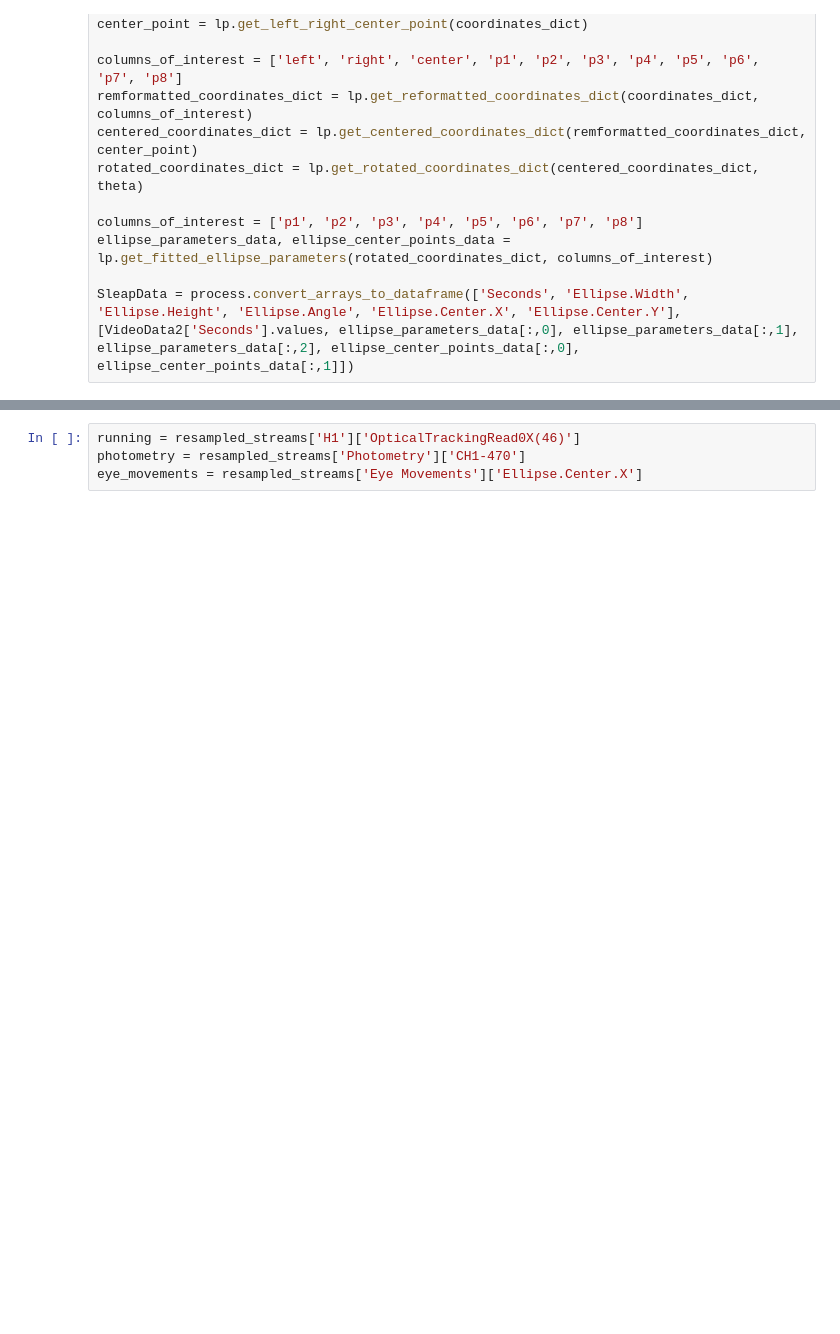
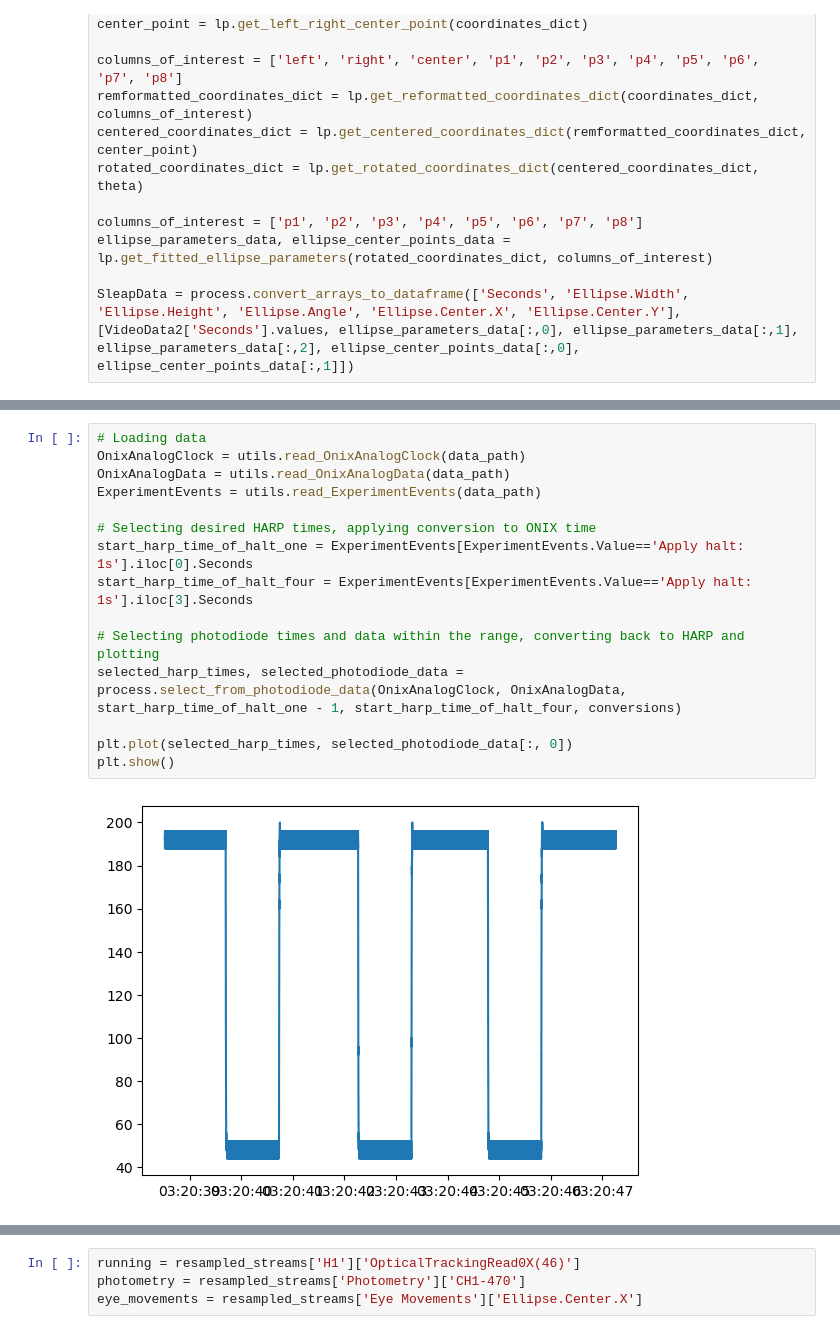
Before and after one commit to ikharitonov/vestibular_vr_pipeline, a Jupyter notebook: demo_pipeline.ipynb, the cells around one changed output, grey strips where cells are left out. Saved outputs shown, nothing was run; the diff lists cells and outputs as text; blank space fills up the shorter version.

```diff
--- a/demo_pipeline.ipynb
+++ b/demo_pipeline.ipynb
@@ -106,0 +91,17 @@ OpticalTrackingRead0Y(46):
+# %%
+# Loading data
+OnixAnalogClock = utils.read_OnixAnalogClock(data_path)
+OnixAnalogData = utils.read_OnixAnalogData(data_path)
+ExperimentEvents = utils.read_ExperimentEvents(data_path)
+
+# Selecting desired HARP times, applying conversion to ONIX time
+start_harp_time_of_halt_one = ExperimentEvents[ExperimentEvents.Value=='Apply halt: 1s'].iloc[0].Seconds
+start_harp_time_of_halt_four = ExperimentEvents[ExperimentEvents.Value=='Apply halt: 1s'].iloc[3].Seconds
+
+# Selecting photodiode times and data within the range, converting back to HARP and plotting
+selected_harp_times, selected_photodiode_data = process.select_from_photodiode_data(OnixAnalogClock, OnixAnalogData, start_harp_time_of_halt_one - 1, start_harp_time_of_halt_four, conversions)
+
+plt.plot(selected_harp_times, selected_photodiode_data[:, 0])
+plt.show()
+# %% [output]
+[figure, added]
```
Also changed, not shown: parts of 9 cells of this notebook, 1 other file.
